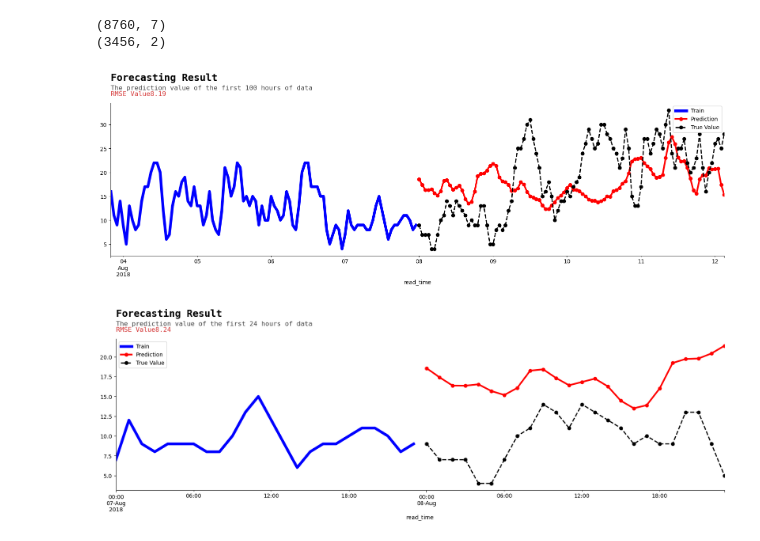
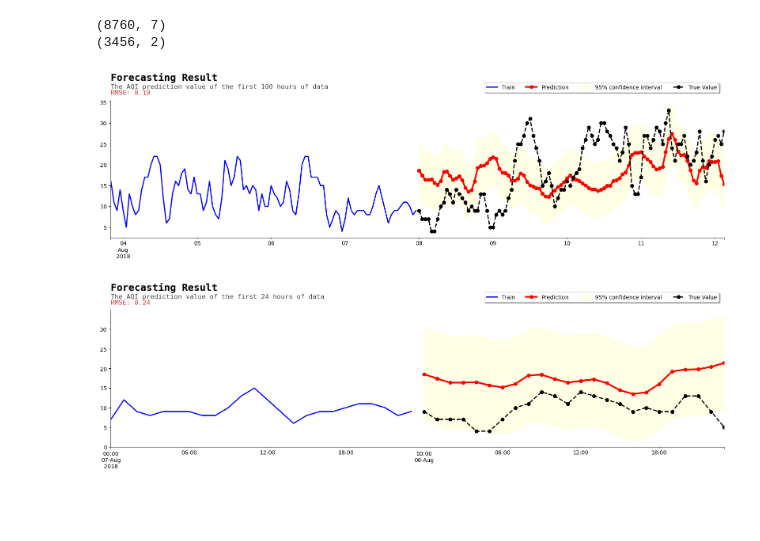
Before and after one commit to amrirasyidi/air_quality_forecasting, a Jupyter notebook: notebooks/1_forecast_testing.ipynb, the cells around one changed output. Drawn from its saved outputs; the diff is of its cells as text; code cells hidden in the pictures; blank space fills up the shorter version.

Commit message:
add notes to lstnet_gokul

```diff
--- a/notebooks/1_forecast_testing.ipynb
+++ b/notebooks/1_forecast_testing.ipynb
@@ -129,7 +129,8 @@ class MarketDataset(Dataset):
         return self.len
 
     def __getitem__(self, index):
-        x_cols = ['pm2.5_normalized', 'amb_temp_normalized', 'ch4_normalized', 'co_normalized', 'nmhc_normalized']
+        # x_cols = ['pm2.5_normalized', 'amb_temp_normalized', 'ch4_normalized', 'co_normalized', 'nmhc_normalized']
+        x_cols = ['pm2.5_normalized']
         y_cols = ['pm2.5_normalized']
         x = self.data.iloc[index: index+self.history_len, :][x_cols].values
         y = self.data.iloc[index+self.history_len, :][y_cols].values.astype('float')
@@ -154,0 +343,9 @@ torch.Size([4, 48, 5]) torch.Size([4, 1])
+# %%
+# test model
+model = LSTNet1()
+
+for X, Y in train_data_loader:
+    print(X.shape)
+    out = model(X)
+    print(Y.shape, out.shape)
+    break
@@ -312,9 +506,9 @@ running_loss.plot(
 <Axes: >
 [figure]
 # %%
-model_name = f"test_LSTNet-E{epochs}"
-model_path = rf"saved_models\{model_name}.pth"
-torch.save(model.state_dict(), model_path)
+# model_name = f"test_LSTNet-E{epochs}"
+# model_path = rf"saved_models\{model_name}.pth"
+# torch.save(model.state_dict(), model_path)
 # %%
 # model_name = f"test_LSTNet-E{epochs}"
 # model_path = f"{model_name}.pth"
@@ -401,14 +587,14 @@ print(predictions.shape)
 (8760, 7)
 (3456, 2)
 # %%
-# with plt.style.context(['science','no-latex']):
 for length in [100, 24]:
     temp_train = train_data[['pm2.5', 'read_time']].reset_index().tail(length).reset_index().drop(columns=["index", "level_0"]).rename(columns={'pm2.5':'pm2.5_train'})
     temp_test = test_data[['pm2.5', 'read_time']].reset_index().head(length).reset_index().drop(columns=["index", "level_0"]).rename(columns={'pm2.5':'pm2.5_test'})
     temp_pred = predictions.head(length).rename(columns={'pm2.5':'pm2.5_prediction'})
 
     temp_pred_test = pd.merge(temp_pred, temp_test, on='read_time', how='inner')
-    # Calculate MSE manually
+
+    # Calculate MSE and RMSE
     temp_pred_test['squared_error'] = (temp_pred_test['pm2.5_test'] - temp_pred_test['pm2.5_prediction']) ** 2
     mse = temp_pred_test['squared_error'].mean()
     rmse = (temp_pred_test['squared_error'].mean())**.5
@@ -417,6 +603,7 @@ for length in [100, 24]:
 
     ax.spines["right"].set_visible(False)
     ax.spines["top"].set_visible(False)
+    plt.xlabel("")
 
     temp_train.plot(
         x="read_time",
@@ -424,43 +611,68 @@ for length in [100, 24]:
         ax=ax,
         label="Train",
         color="blue",
-        lw=5
+        lw=2
         )
 
     temp_pred_test.plot(
         x="read_time",
         y="pm2.5_prediction",
         ax=ax,
         label="Prediction",
         color="red",
         marker="o",
         lw=3
+        )
+
+    # Define the confidence interval
+    ci = 0.95 * (temp_pred_test['squared_error'].std() / np.sqrt(len(temp_pred_test)))
+
+    ax.fill_between(
+        temp_pred_test.read_time.values,
+        (temp_pred_test["pm2.5_prediction"]-ci).to_numpy(),
+        (temp_pred_test["pm2.5_prediction"]+ci).to_numpy(),
+        color='yellow', alpha=0.1,
+        label=r"95% confidence interval"
         )
 
     temp_pred_test.plot(
         x="read_time",
         y="pm2.5_test",
         linestyle='--',
         ax=ax,
         label="True Value",
         color="black",
         marker="o",
         lw=2
         )
 
     title = "<name:monospace, size:18><weight:bold>Forecasting Result</></>"
     flexitext(0, 1.20, title, va="top", ax=ax)
 
-    subtitle = (f"<name:monospace, size:12, color:#454545>The prediction value of the first {length} hours of data\n<color: #d43535>RMSE Value{rmse:.2f}</></>")
+    subtitle = (f"<name:monospace, size:12, color:#454545>The AQI prediction value of the first {length} hours of data\n<color: #d43535>RMSE: {rmse:.2f}</></>")
     flexitext(0, 1.12, subtitle, va="top", ax=ax)
 
-    plt.savefig(
-        rf'images\prediction_result_{length}_hour.png',
-        bbox_inches='tight'
+    # Shrink current axis's height by 10% on the bottom
+    box = ax.get_position()
+    ax.set_position([box.x0, box.y0 + box.height * 0.1,
+                    box.width, box.height * 0.9])
+
+    # Put a legend below current axis
+    ax.legend(
+        loc='upper center',
+        bbox_to_anchor=(0.8, 1.15), # original (0.5, -0.05)
+        fancybox=True, shadow=True, ncol=5
         )
+
+    plt.xlabel(None)
+
+    # plt.savefig(
+    #     rf'images\prediction_result_{length}_hour.png',
+    #     bbox_inches='tight'
+    #     )
 # %% [output]
-[figure, old version]
+[figure, new version]
-[figure, old version]
+[figure, new version]
 # %%
 # fig, ax = plt.subplots(figsize = (20,5))
 
```
Also changed, not shown: parts of 16 cells of this notebook, 3 other files.
